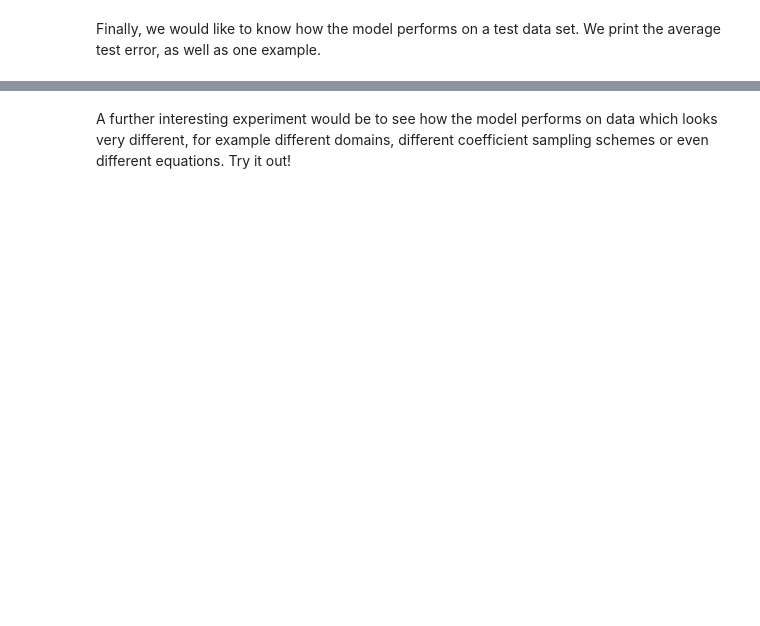
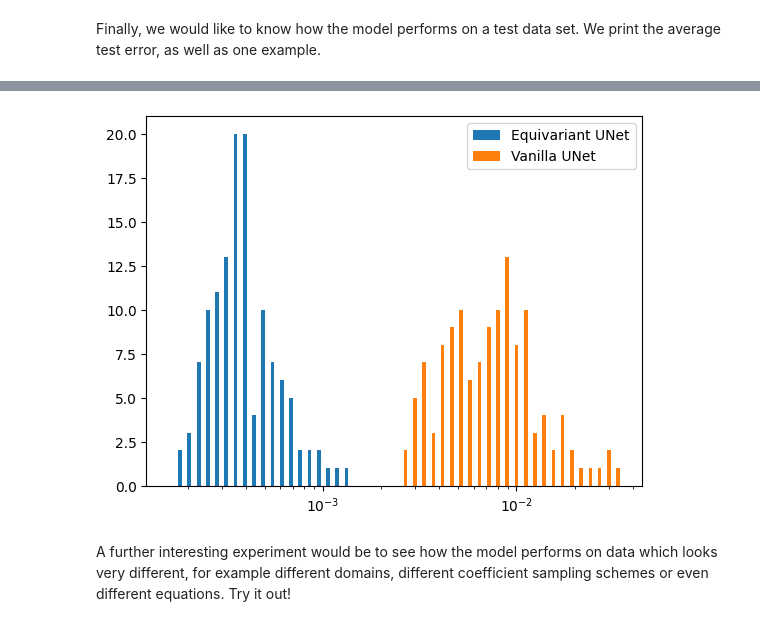
Before and after one commit to WilsonGregory/ginjax, a Jupyter notebook: examples/gradient_example.ipynb, the cells around one changed output, grey strips where cells are left out. Saved outputs shown, nothing was run; the diff lists cells and outputs as text; code cells hidden in the pictures; blank space fills up the shorter version.

```diff
--- a/examples/gradient_example.ipynb
+++ b/examples/gradient_example.ipynb
@@ -286,2 +325,29 @@ test_loss: 0.00063573977
+# %%
+def map_plus_loss(
+    model: eqx.Module,
+    multi_image_x: geom.BatchMultiImage,
+    multi_image_y: geom.BatchMultiImage,
+    aux_data: Optional[eqx.nn.State] = None,
+) -> tuple[jax.Array, Optional[eqx.nn.State], geom.BatchMultiImage]:
+    assert callable(model)
+    pred_y = model(multi_image_x)
+    assert isinstance(pred_y, geom.BatchMultiImage)
+
+    return ml.smse_loss(pred_y, multi_image_y), aux_data, pred_y
+
+losses_per_batch = []
+for _, trained_model in trained_models:
+    _, pred_y = ml.map_plus_loss_in_batches(map_plus_loss, trained_model, test_x, test_y, batch_size, None)
+    losses_per_batch.append(ml.smse_loss(pred_y, test_y, reduce=None))
+
+# the visualization is better if we make the x-scale log
+logmin = jnp.log10(jnp.min(jnp.stack(losses_per_batch)))
+logmax = jnp.log10(jnp.max(jnp.stack(losses_per_batch)))
+
+fig = plt.hist(losses_per_batch, bins=jnp.logspace(logmin,logmax,50), label=[name for name,_ in trained_models])
+plt.legend()
+plt.xscale('log')
+# %% [output]
+[figure, added]
 # %% [markdown]
 A further interesting experiment would be to see how the model performs on data which looks very different, for example different domains, different coefficient sampling schemes or even different equations. Try it out!
```
Also changed, not shown: parts of 7 cells of this notebook, 1 other file.
